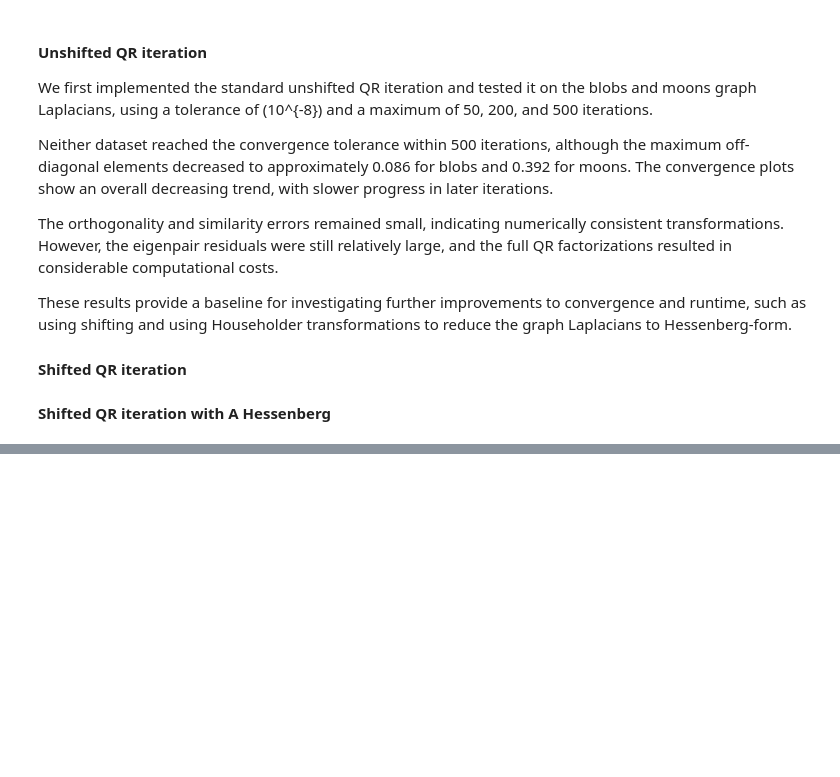
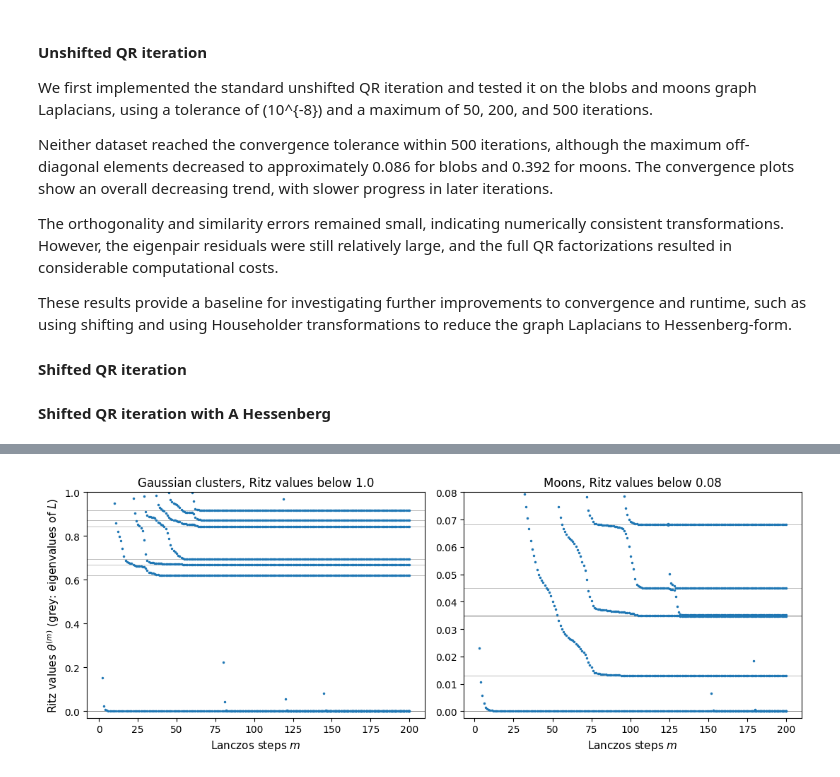
Before and after one commit to theaboge/spectral_clustering, a Jupyter notebook: handin.ipynb, the cells around one changed output, grey strips where cells are left out. Saved outputs shown, nothing was run; the diff lists cells and outputs as text; code cells hidden in the pictures; blank space fills up the shorter version.

```diff
--- a/handin.ipynb
+++ b/handin.ipynb
@@ -1113,0 +1377,18 @@ print()
+# %%
+# Lower end of the spectrum (the part used for clustering); top: lambda_max for comparison
+fig, axes = plt.subplots(1, 2, figsize=(11, 4.2))
+for ax, (h, lambdas, name, top) in zip(axes, [(hist_blobs, lambdas_blobs, "Gaussian clusters", 1.0),
+                                              (hist_moons, lambdas_moons, "Moons", 0.08)]):
+    for lam in lambdas[lambdas < top]:                # eigenvalues of L (reference)
+        ax.axhline(lam, color="grey", lw=0.6, alpha=0.6)
+    for m, theta in zip(h["ms"], h["theta"]):         # Ritz values after m steps
+        theta = theta[theta < top]
+        ax.plot(np.full(len(theta), m), theta, "o", ms=1.5, color="C0")
+    ax.set_ylim(-0.03 * top, top)
+    ax.set_xlabel("Lanczos steps $m$", fontsize=11)
+    ax.set_title(f"{name}, Ritz values below {top}", fontsize=12)
+axes[0].set_ylabel(r"Ritz values $\theta^{(m)}$ (grey: eigenvalues of $L$)", fontsize=11)
+fig.tight_layout()
+plt.show()
+# %% [output]
+[figure, added]
```
Also changed, not shown: parts of 17 cells of this notebook, 1 other file.
